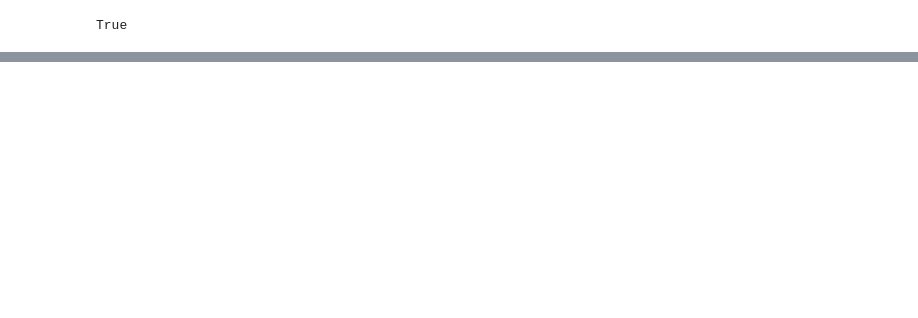
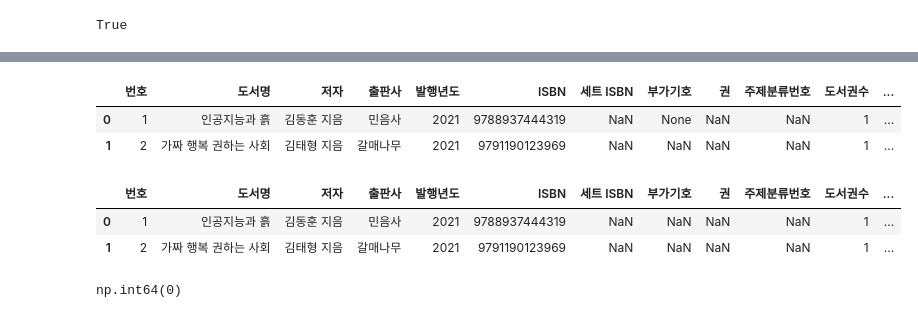
Before and after one commit to dlwnsdyd1717/studyPython, a Jupyter notebook: ch03.ipynb, the cells around one changed output, grey strips where cells are left out. Cells and saved outputs as stored; diff of their text form; code cells hidden in the pictures; blank space fills up the shorter version.

```diff
--- a/ch03.ipynb
+++ b/ch03.ipynb
@@ -350,0 +415,27 @@ print(id(ns_book4))
+# %%
+# python에서는 data 없음을 None으로 처리
+ns_book4.loc[0,'부가기호'] = None
+ns_book4.head(2)
+# %% [output]
+|  | 번호 | 도서명 | 저자 | 출판사 | 발행년도 | ISBN | 세트 ISBN | 부가기호 | 권 | 주제분류번호 | 도서권수 | ... |
+| 0 | 1 | 인공지능과 흙 | 김동훈 지음 | 민음사 | 2021 | 9788937444319 | NaN | None | NaN | NaN | 1 | ... |
+| 1 | 2 | 가짜 행복 권하는 사회 | 김태형 지음 | 갈매나무 | 2021 | 9791190123969 | NaN | NaN | NaN | NaN | 1 | ... |
+# %%
+# NaN을 사용하려면 numpy.nan을 사용해야한다
+import numpy as np
+ns_book4.loc[0,'부가기호'] = np.nan
+ns_book4.head(2)
+# %% [output]
+|  | 번호 | 도서명 | 저자 | 출판사 | 발행년도 | ISBN | 세트 ISBN | 부가기호 | 권 | 주제분류번호 | 도서권수 | ... |
+| 0 | 1 | 인공지능과 흙 | 김동훈 지음 | 민음사 | 2021 | 9788937444319 | NaN | NaN | NaN | NaN | 1 | ... |
+| 1 | 2 | 가짜 행복 권하는 사회 | 김태형 지음 | 갈매나무 | 2021 | 9791190123969 | NaN | NaN | NaN | NaN | 1 | ... |
+# %%
+# 조건 - 데이터 선택할 때 사용
+set_isbn_na_rows = ns_book4['세트 ISBN'].isna()
+
+# 세트 ISBN의 열 중에서 NaN값의 열을 찾아 '' 데이터를 입력
+ns_book4.loc[set_isbn_na_rows, '세트 ISBN'] = ''
+# 비어있는 데이터의 카운트를 센다
+ns_book4['세트 ISBN'].isna().sum()
+# %% [output]
+np.int64(0)
```
Also changed, not shown: parts of 16 cells of this notebook.
